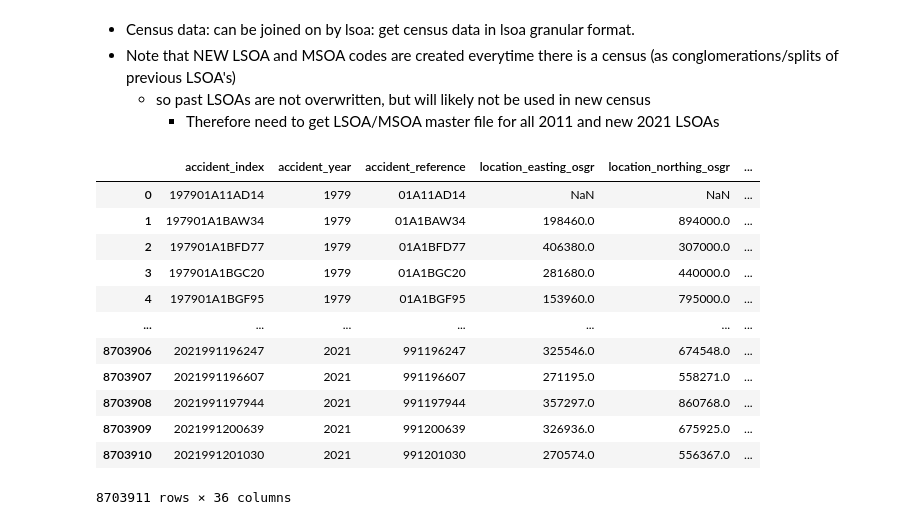
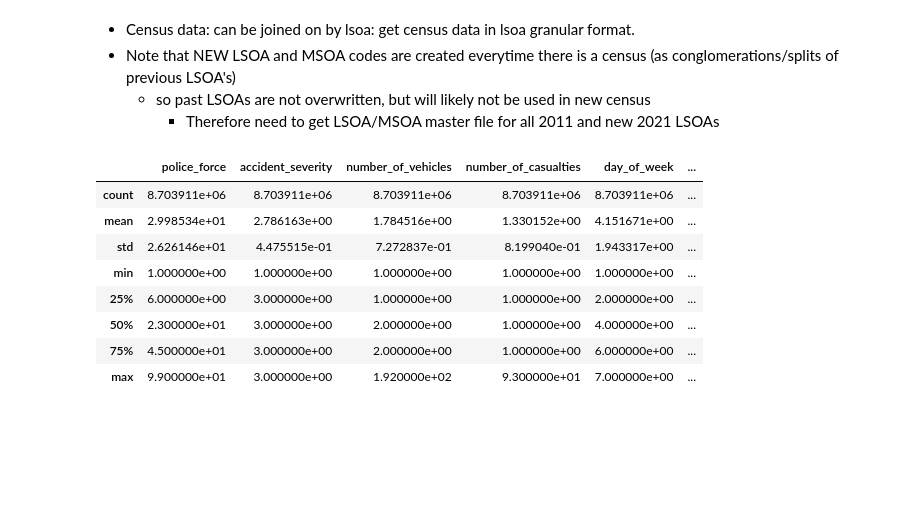
Before and after one commit to alexfarquharson/DSMP, a Jupyter notebook: x01_data_import/import_notebook.ipynb, the cells around one changed output. Drawn from its saved outputs; the diff is of its cells as text; code cells hidden in the pictures; blank space fills up the shorter version.

```diff
--- a/x01_data_import/import_notebook.ipynb
+++ b/x01_data_import/import_notebook.ipynb
@@ -226,19 +242,42 @@ Gives us all accidents from 20x to 2021 with:
 * Note that NEW LSOA and MSOA codes are created everytime there is a census (as conglomerations/splits of previous LSOA's)
     - so past LSOAs are not overwritten, but will likely not be used in new census
         - Therefore need to get LSOA/MSOA master file for all 2011 and new 2021 LSOAs
-# %%
-df_acc
-# %% [output]
-|  | accident_index | accident_year | accident_reference | location_easting_osgr | location_northing_osgr | ... |
-| 0 | 197901A11AD14 | 1979 | 01A11AD14 | NaN | NaN | ... |
-| 1 | 197901A1BAW34 | 1979 | 01A1BAW34 | 198460.0 | 894000.0 | ... |
-| 2 | 197901A1BFD77 | 1979 | 01A1BFD77 | 406380.0 | 307000.0 | ... |
-| 3 | 197901A1BGC20 | 1979 | 01A1BGC20 | 281680.0 | 440000.0 | ... |
-| 4 | 197901A1BGF95 | 1979 | 01A1BGF95 | 153960.0 | 795000.0 | ... |
-| ... | ... | ... | ... | ... | ... | ... |
-| 8703906 | 2021991196247 | 2021 | 991196247 | 325546.0 | 674548.0 | ... |
-| 8703907 | 2021991196607 | 2021 | 991196607 | 271195.0 | 558271.0 | ... |
-| 8703908 | 2021991197944 | 2021 | 991197944 | 357297.0 | 860768.0 | ... |
-| 8703909 | 2021991200639 | 2021 | 991200639 | 326936.0 | 675925.0 | ... |
-| 8703910 | 2021991201030 | 2021 | 991201030 | 270574.0 | 556367.0 | ... |
-8703911 rows × 36 columns
+# %%
+df_acc[['police_force',
+ 'accident_severity',
+ 'number_of_vehicles',
+ 'number_of_casualties',
+ 'date',
+ 'day_of_week',
+ 'time',
+ 'local_authority_district',
+ 'local_authority_ons_district',
+ 'local_authority_highway',
+ 'first_road_class',
+ 'first_road_number',
+ 'road_type',
+ 'speed_limit',
+ 'junction_detail',
+ 'junction_control',
+ 'second_road_class',
+ 'second_road_number',
+ 'pedestrian_crossing_human_control',
+ 'pedestrian_crossing_physical_facilities',
+ 'light_conditions',
+ 'weather_conditions',
+ 'road_surface_conditions',
+ 'special_conditions_at_site',
+ 'carriageway_hazards',
+ 'urban_or_rural_area',
+ 'did_police_officer_attend_scene_of_accident',
+ 'trunk_road_flag']].describe()
+# %% [output]
+|  | police_force | accident_severity | number_of_vehicles | number_of_casualties | day_of_week | ... |
+| count | 8.703911e+06 | 8.703911e+06 | 8.703911e+06 | 8.703911e+06 | 8.703911e+06 | ... |
+| mean | 2.998534e+01 | 2.786163e+00 | 1.784516e+00 | 1.330152e+00 | 4.151671e+00 | ... |
+| std | 2.626146e+01 | 4.475515e-01 | 7.272837e-01 | 8.199040e-01 | 1.943317e+00 | ... |
+| min | 1.000000e+00 | 1.000000e+00 | 1.000000e+00 | 1.000000e+00 | 1.000000e+00 | ... |
+| 25% | 6.000000e+00 | 3.000000e+00 | 1.000000e+00 | 1.000000e+00 | 2.000000e+00 | ... |
+| 50% | 2.300000e+01 | 3.000000e+00 | 2.000000e+00 | 1.000000e+00 | 4.000000e+00 | ... |
+| 75% | 4.500000e+01 | 3.000000e+00 | 2.000000e+00 | 1.000000e+00 | 6.000000e+00 | ... |
+| max | 9.900000e+01 | 3.000000e+00 | 1.920000e+02 | 9.300000e+01 | 7.000000e+00 | ... |
```
Also changed, not shown: parts of 4 cells of this notebook, 2 other files.
